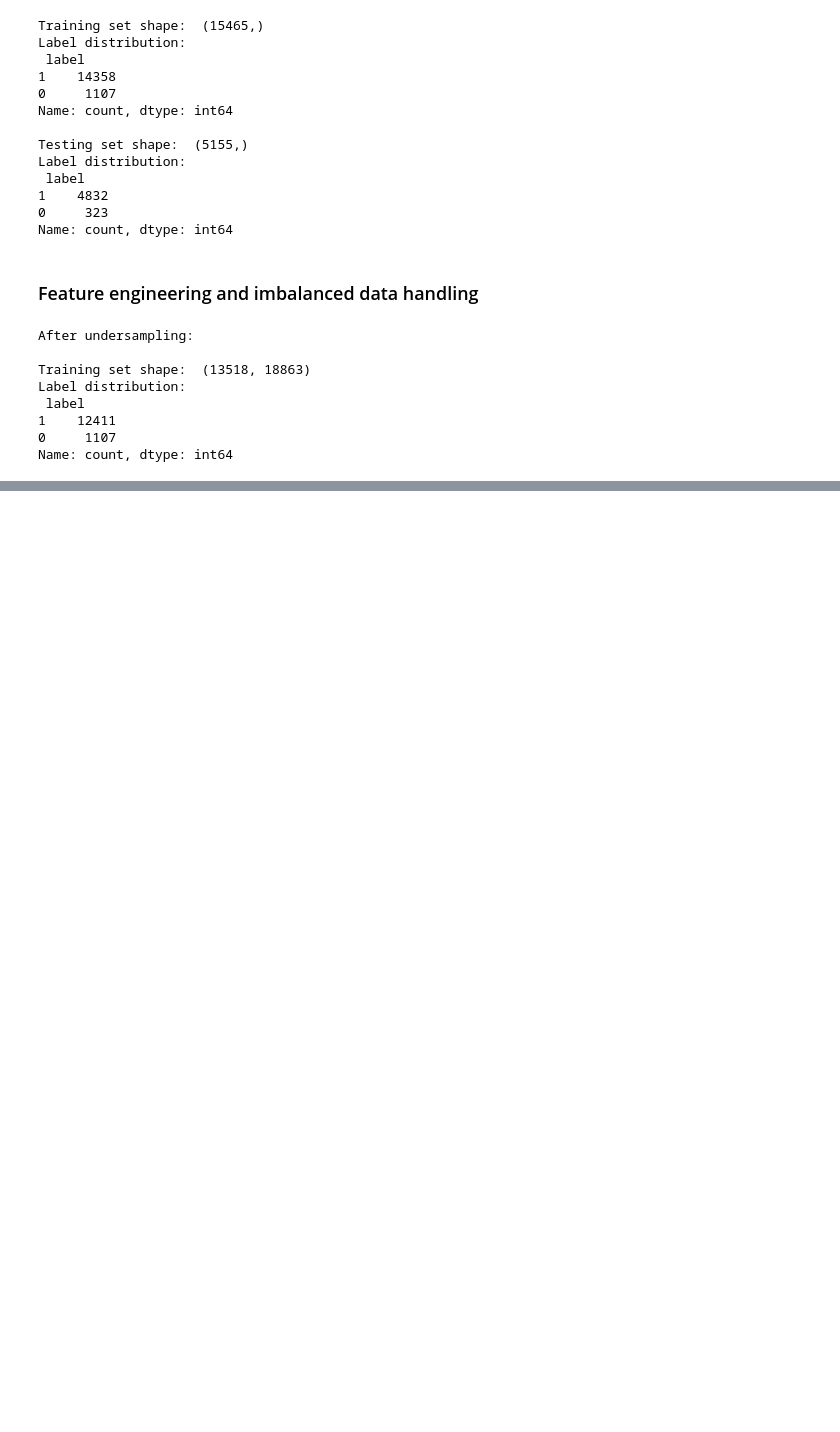
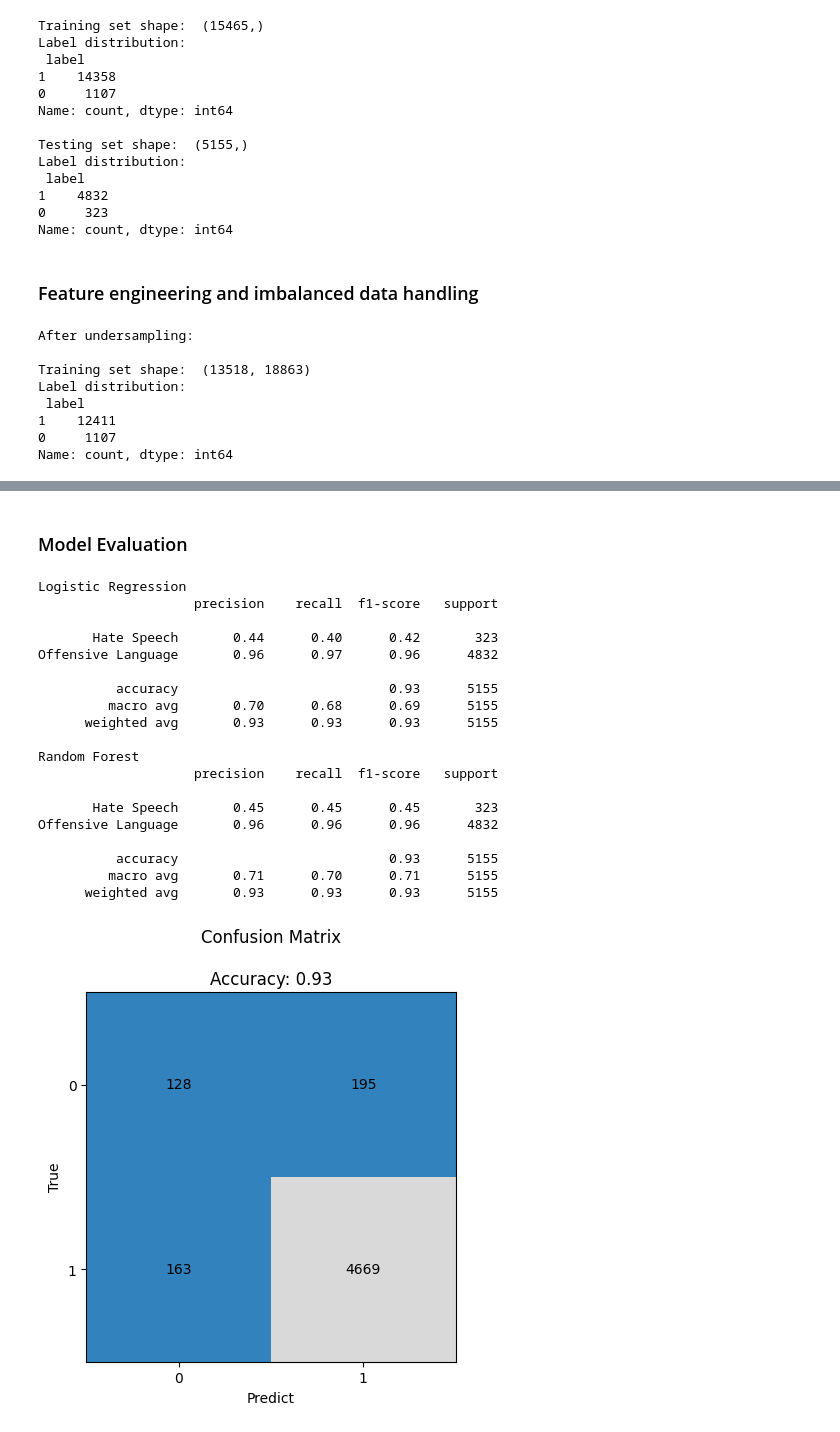
Before and after one commit to wh476/ML4Health, a Jupyter notebook: detection model.ipynb, the cells around one changed output, grey strips where cells are left out. Cells and saved outputs as stored; diff of their text form; code cells hidden in the pictures; blank space fills up the shorter version.

Commit message:
add model evaluation

```diff
--- a/detection model.ipynb
+++ b/detection model.ipynb
@@ -81,25 +82,12 @@ Name: count, dtype: int64
 # %%
 from sklearn.linear_model import LogisticRegression
 from sklearn.ensemble import RandomForestClassifier
-from sklearn.metrics import classification_report
 
 # Train Logistic Regression model with L1 regularization
-logistic_model = LogisticRegression(penalty='l1', solver='liblinear', max_iter=1000)  # Adjust max_iter as needed
-logistic_model.fit(X_train_resampled, y_train_resampled)
+logistic_regression_model = LogisticRegression(penalty='l1', solver='liblinear', max_iter=1000)  # Adjust max_iter as needed
+logistic_regression_model.fit(X_train_resampled, y_train_resampled)
 
 # Train Random Forest model
 random_forest_model = RandomForestClassifier(n_estimators=100, random_state=42)  # You can adjust n_estimators as needed
 random_forest_model.fit(X_train_resampled, y_train_resampled)
-
-# Make predictions on the test set
-X_test_tfidf = tfidf_vectorizer.transform(X_test)
-y_pred_logistic = logistic_model.predict(X_test_tfidf)
-y_pred_rf = random_forest_model.predict(X_test_tfidf)
-
-# Evaluate the models
-print("Logistic Regression Classification Report:")
-print(classification_report(y_test, y_pred_logistic))
-
-print("\nRandom Forest Classification Report:")
-print(classification_report(y_test, y_pred_rf))
 # %% [output]
@@ -125,0 +95,54 @@ weighted avg       0.93      0.93      0.93      5155
+# %% [markdown]
+### Model Evaluation
+# %%
+from sklearn.metrics import confusion_matrix, accuracy_score, classification_report
+import matplotlib.pyplot as plt
+
+models = [logistic_regression_model, random_forest_model]
+model_names = ['Logistic Regression', 'Random Forest']
+
+for i, model in enumerate(models):
+    y_predict = model.predict(X_test_tfidf)
+
+    # Evaluate models by the classification report
+    print(model_names[i])
+    print(classification_report(y_test, y_predict, target_names=['Hate Speech', 'Offensive Language']))
+
+    # Evaluate models by the confusion matrix
+    grid = confusion_matrix(y_test, y_predict)
+    accuracy = accuracy_score(y_test, y_predict)
+
+    # Create a confusion matrix plot
+    fig, ax = plt.subplots()
+
+    # Plot the confusion matrix
+    for (j, i), label in np.ndenumerate(grid):
+        ax.text(i, j, label, ha='center', va='center')
+
+    ax.set_title(f'Confusion Matrix\n\nAccuracy: {accuracy:.2f}')
+    ax.imshow(grid, cmap='tab20c')
+    ax.set_xticks([1, 0])
+    ax.set_yticks([1, 0])
+    ax.set_xlabel('Predict')
+    ax.set_ylabel('True')
+# %% [output]
+Logistic Regression
+                    precision    recall  f1-score   support
+
+       Hate Speech       0.44      0.40      0.42       323
+Offensive Language       0.96      0.97      0.96      4832
+
+          accuracy                           0.93      5155
+         macro avg       0.70      0.68      0.69      5155
+      weighted avg       0.93      0.93      0.93      5155
+
+Random Forest
+                    precision    recall  f1-score   support
+
+       Hate Speech       0.45      0.45      0.45       323
+Offensive Language       0.96      0.96      0.96      4832
+
+          accuracy                           0.93      5155
+         macro avg       0.71      0.70      0.71      5155
+      weighted avg       0.93      0.93      0.93      5155
+[figure, added]
```
Also changed, not shown: parts of 4 cells of this notebook.
